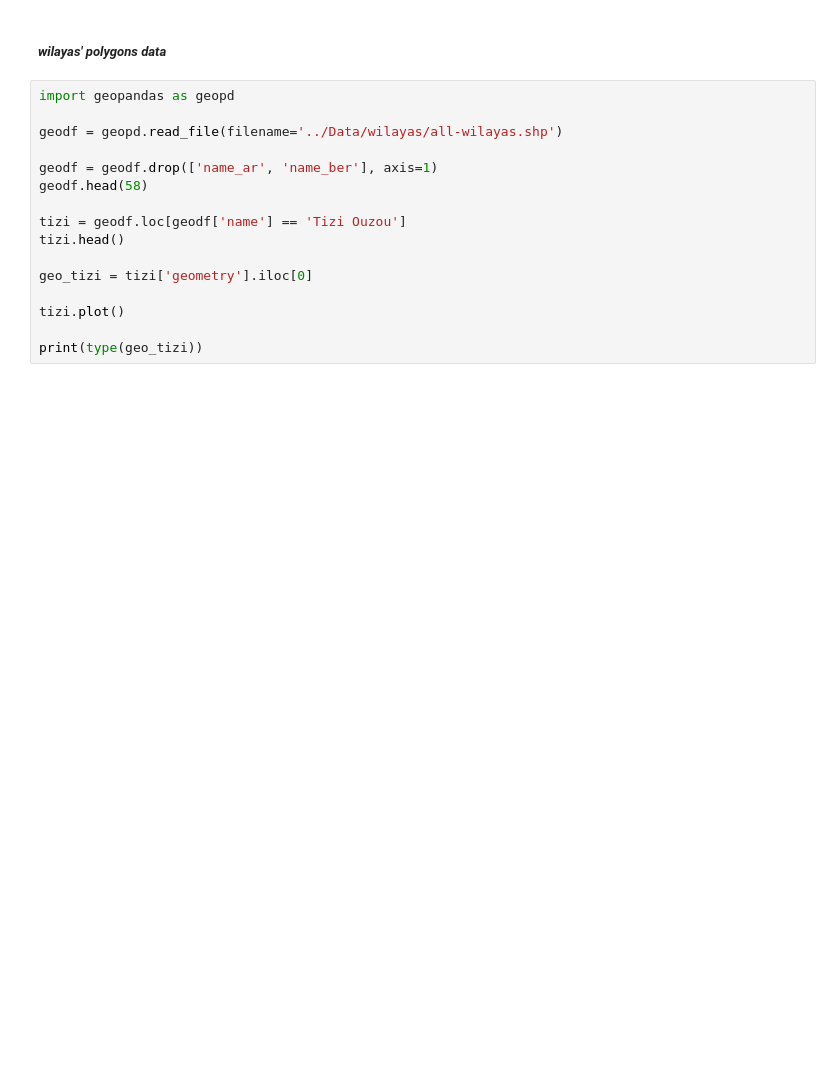
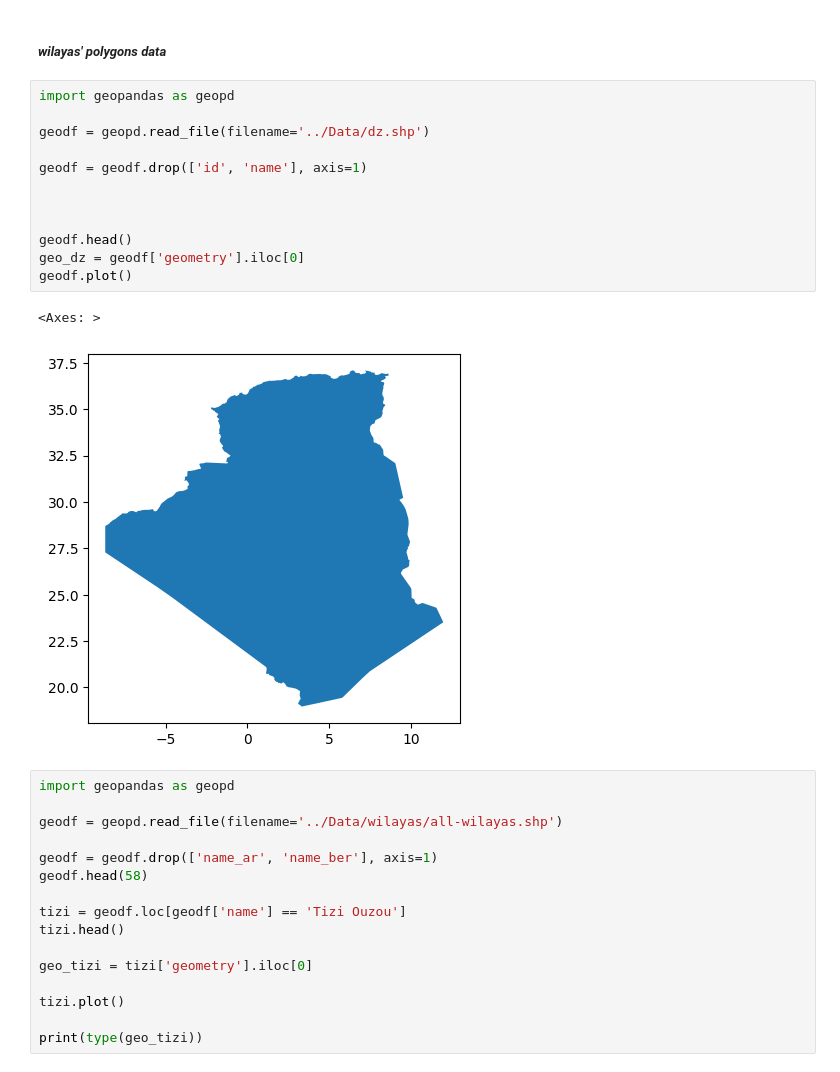
Before and after one commit to Rac11m/part1_dm, a Jupyter notebook: Code/dm.ipynb, the cells around one changed output. Drawn from its saved outputs; the diff is of its cells as text; blank space fills up the shorter version.

```diff
--- a/Code/dm.ipynb
+++ b/Code/dm.ipynb
@@ -50,6 +50,21 @@ df_no_geometry.head()
 | 4 | ALGERIA | 31.42 | 28.46 | 21.650 | 20.520 | 46.890 | ... |
 # %% [markdown]
 ##### *wilayas' polygons data*
+# %%
+import geopandas as geopd
+
+geodf = geopd.read_file(filename='../Data/dz.shp')
+
+geodf = geodf.drop(['id', 'name'], axis=1)
+
+
+
+geodf.head()
+geo_dz = geodf['geometry'].iloc[0]
+geodf.plot()
+# %% [output]
+<Axes: >
+[figure, added]
 # %%
 import geopandas as geopd
 
```
Also changed, not shown: parts of 13 cells of this notebook, 7 other files.
